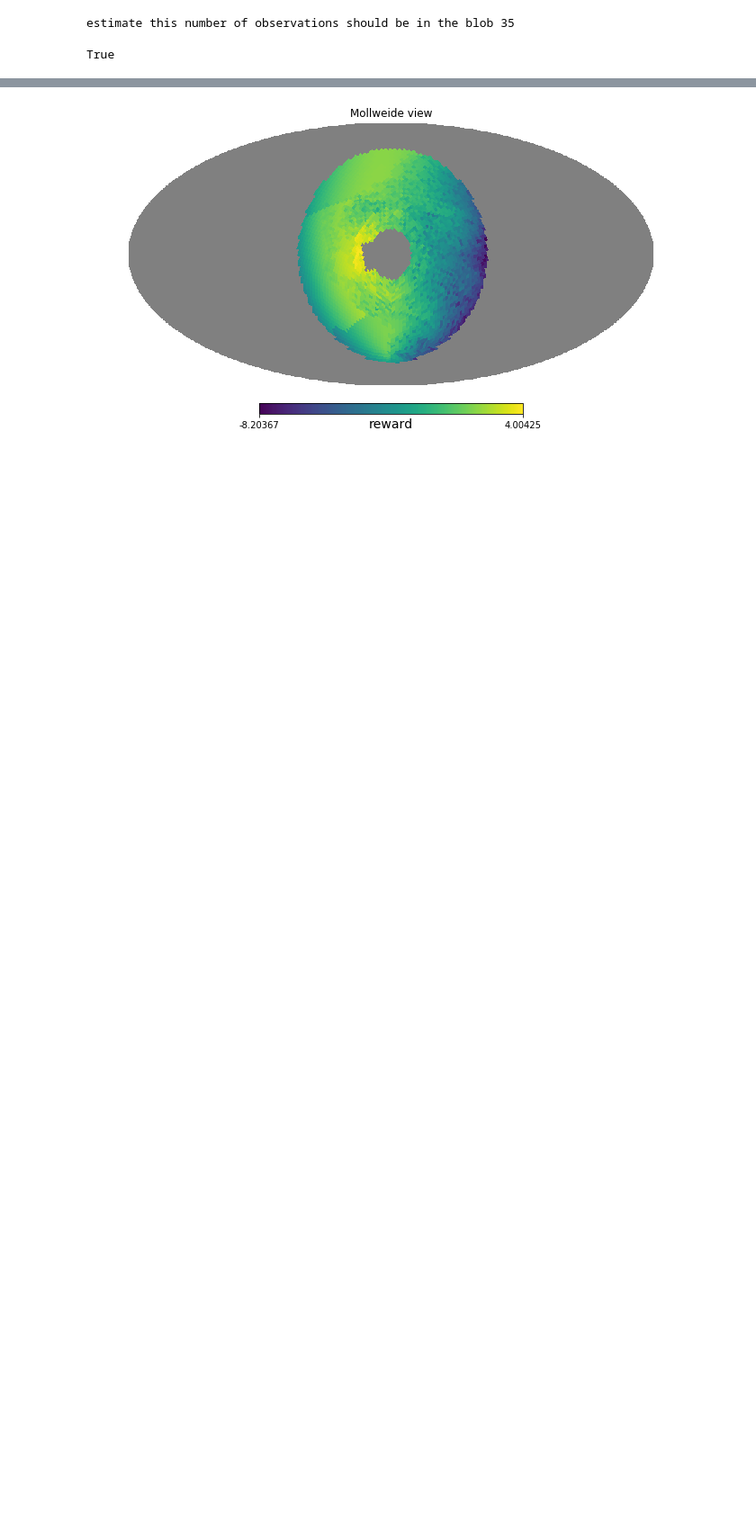
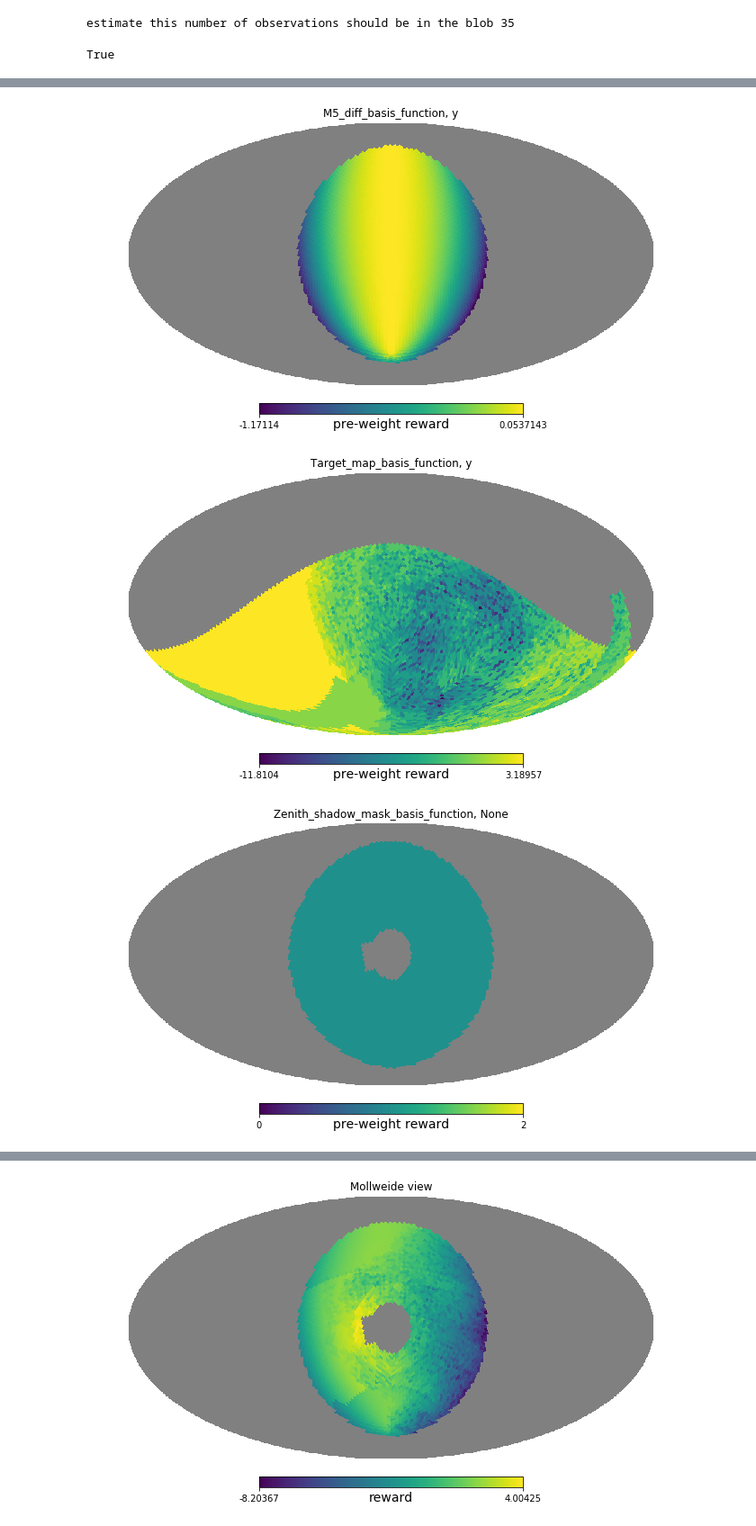
Before and after one commit to lsst-sims/legacy_sims_featureScheduler, a Jupyter notebook: examples/Blob_process_explained.ipynb, the cells around one changed output, grey strips where cells are left out. Shown at 90% size. Drawn from its saved outputs; the diff is of its cells as text; code cells hidden in the pictures; blank space fills up the shorter version.

```diff
--- a/examples/Blob_process_explained.ipynb
+++ b/examples/Blob_process_explained.ipynb
@@ -306,0 +307,15 @@ for bf in survey.basis_functions:
+# %%
+# Let's look at what each of the basis functions looks like
+
+# Because this is a survey that is taking observations in two filters, it has basis functions
+# for the 5-sigma depth and the survey progress in two filters
+
+# The m5 has zenith and bright planets masked
+for bf in surveys[1][-1].basis_functions:
+    bf_val = bf(conditions, indx=indx)
+    if np.size(bf_val) > 1:
+        hp.mollview(bf_val, rot=rot, unit='pre-weight reward', title=bf.__class__.__name__+', %s' % bf.filtername)
+# %% [output]
+[figure, added]
+[figure, added]
+[figure, added]
```
Also changed, not shown: parts of 4 cells of this notebook, 1 other file.
